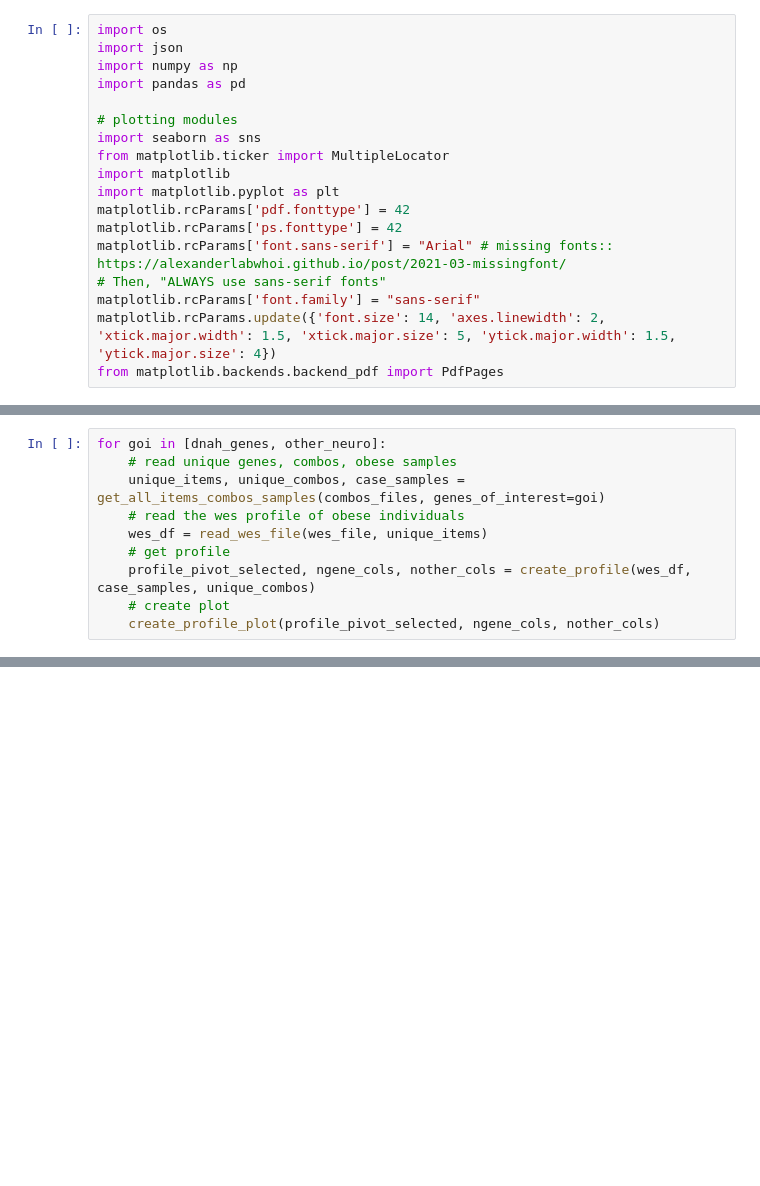
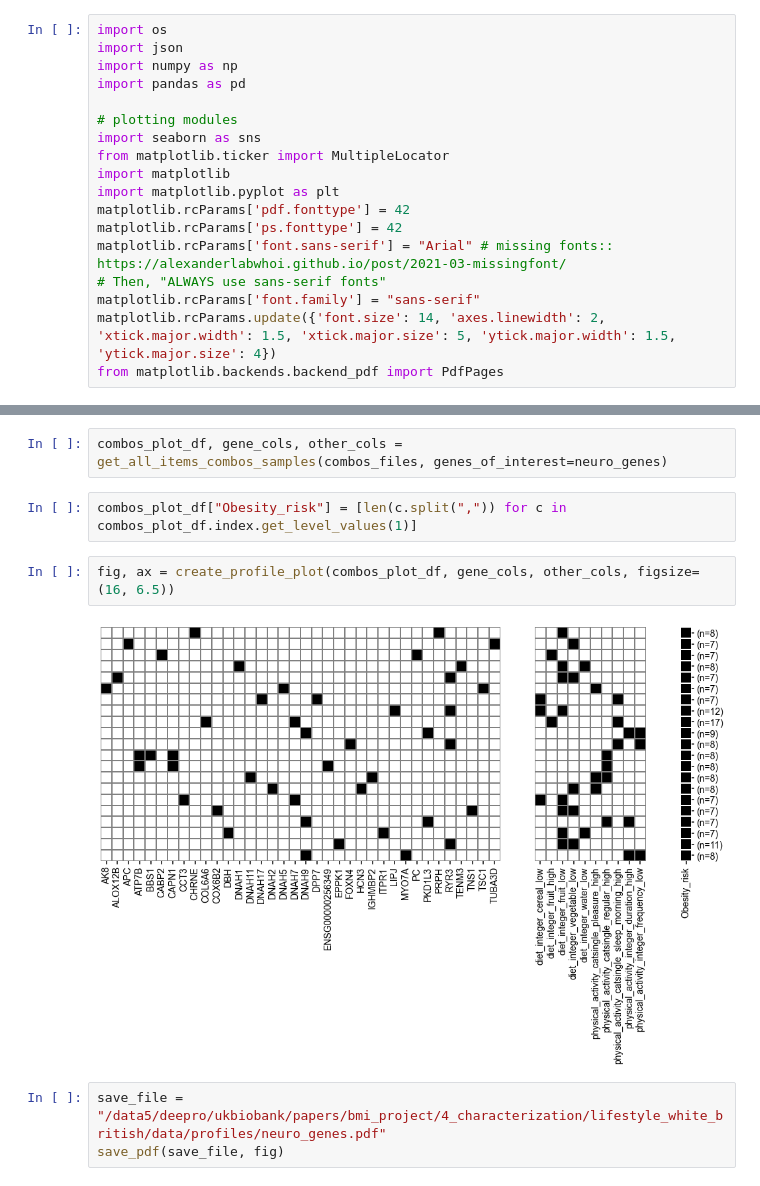
Before and after one commit to deeprob/ukb_bmi, a Jupyter notebook: 4_characterization/lifestyle_white_british/notebooks/6_create_profile_lifestyle.ipynb, the cells around one changed output, grey strips where cells are left out. Cells and saved outputs as stored; diff of their text form; blank space fills up the shorter version.

Commit message:
lifestyle-profile-plot-added

```diff
--- a/4_characterization/lifestyle_white_british/notebooks/6_create_profile_lifestyle.ipynb
+++ b/4_characterization/lifestyle_white_british/notebooks/6_create_profile_lifestyle.ipynb
@@ -130,10 +34,0 @@ def create_profile_plot(profile_pivot_selected, ngene_cols, nother_cols, third_c
-# %%
-for goi in [dnah_genes, other_neuro]:
-    # read unique genes, combos, obese samples
-    unique_items, unique_combos, case_samples = get_all_items_combos_samples(combos_files, genes_of_interest=goi)
-    # read the wes profile of obese individuals
-    wes_df = read_wes_file(wes_file, unique_items)
-    # get profile
-    profile_pivot_selected, ngene_cols, nother_cols = create_profile(wes_df, case_samples, unique_combos)
-    # create plot
-    create_profile_plot(profile_pivot_selected, ngene_cols, nother_cols)
@@ -142,0 +102,11 @@ for goi in [dnah_genes, other_neuro]:
+# %%
+combos_plot_df, gene_cols, other_cols = get_all_items_combos_samples(combos_files, genes_of_interest=neuro_genes)
+# %%
+combos_plot_df["Obesity_risk"] = [len(c.split(",")) for c in combos_plot_df.index.get_level_values(1)]
+# %%
+fig, ax = create_profile_plot(combos_plot_df, gene_cols, other_cols, figsize=(16, 6.5))
+# %% [output]
+[figure, added]
+# %%
+save_file = "/data5/deepro/ukbiobank/papers/bmi_project/4_characterization/lifestyle_white_british/data/profiles/neuro_genes.pdf"
+save_pdf(save_file, fig)
```
Also changed, not shown: parts of 13 cells of this notebook, 1 other file.
